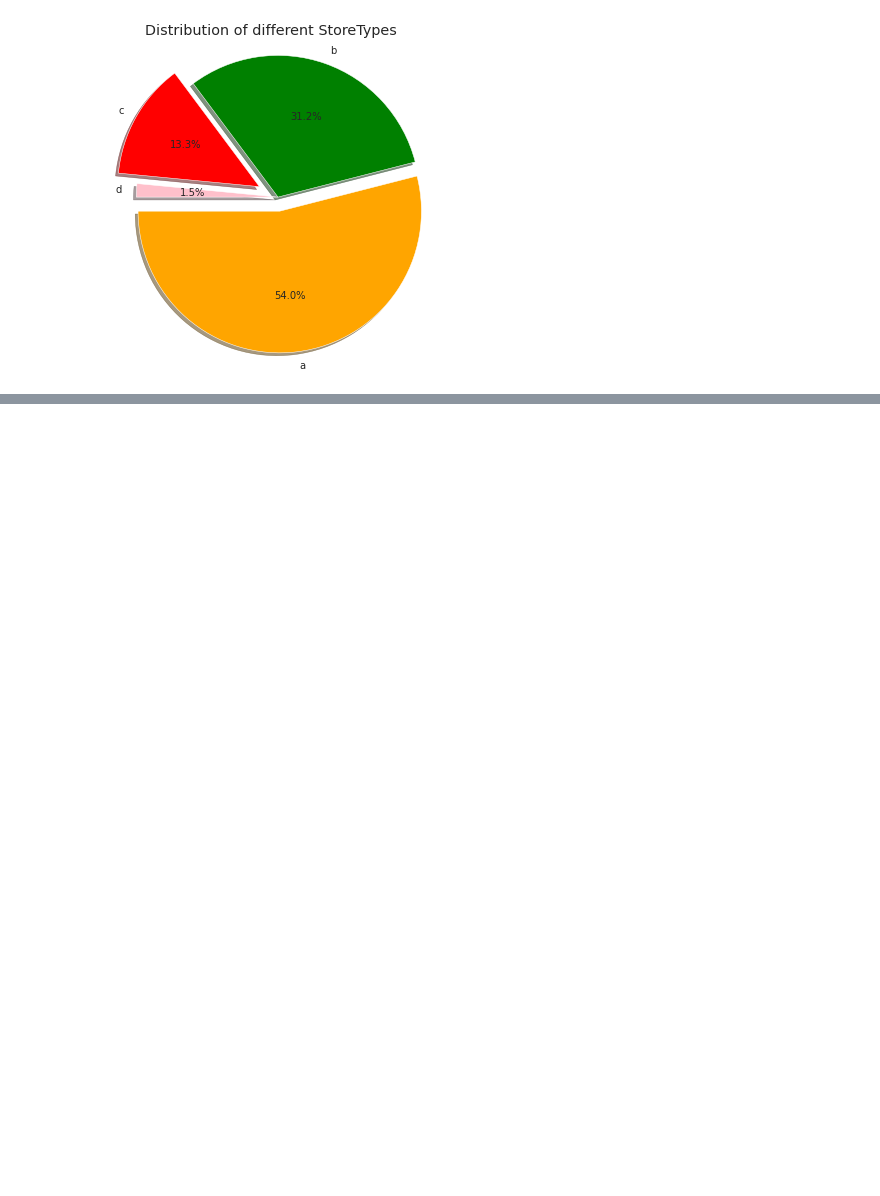
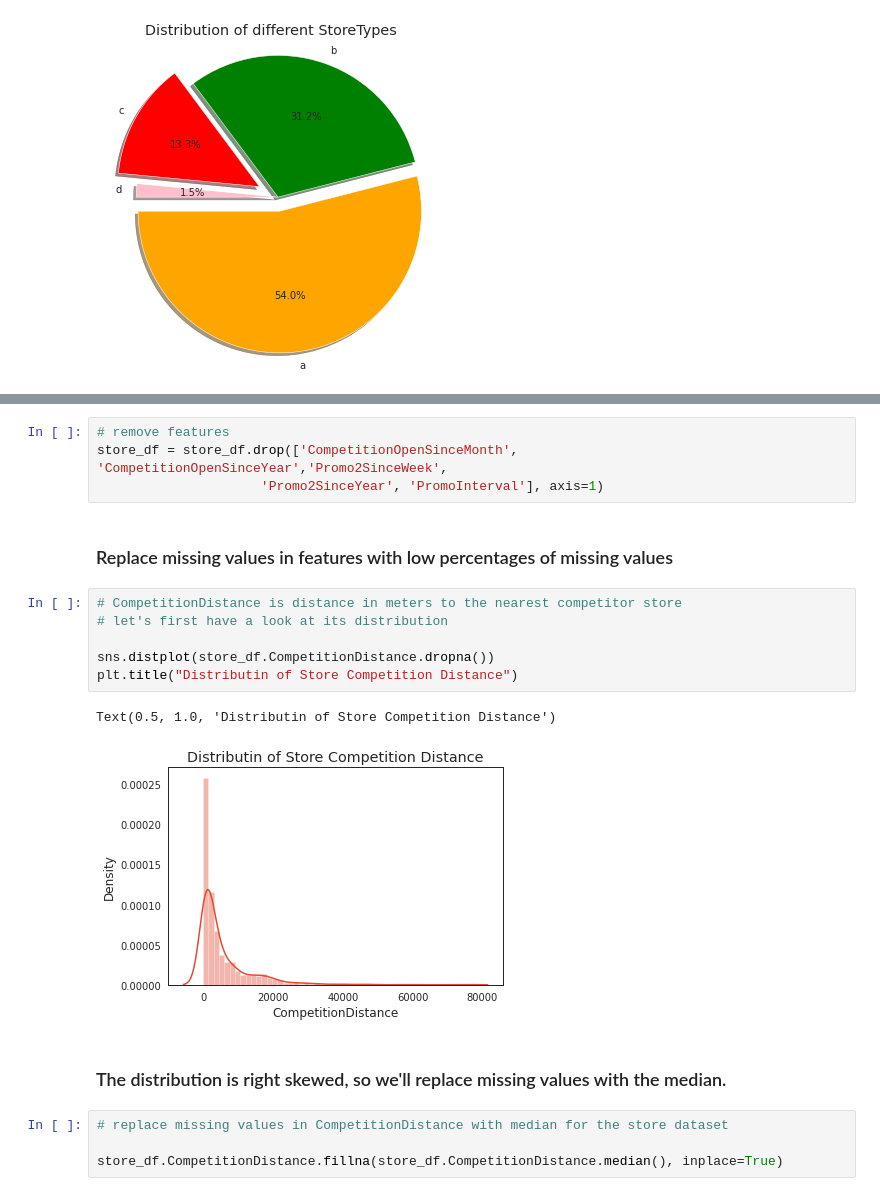
Before and after one commit to sagarrokad1/Retail-Sales-Prediction, a Jupyter notebook: Rossmann_Sales_Prediction_Capstone_Project.ipynb, the cells around one changed output, grey strips where cells are left out. Saved outputs shown, nothing was run; the diff lists cells and outputs as text; blank space fills up the shorter version.

```diff
--- a/Rossmann_Sales_Prediction_Capstone_Project.ipynb
+++ b/Rossmann_Sales_Prediction_Capstone_Project.ipynb
@@ -341,0 +331,21 @@ plt.show()
+# %%
+# remove features
+store_df = store_df.drop(['CompetitionOpenSinceMonth', 'CompetitionOpenSinceYear','Promo2SinceWeek',
+                     'Promo2SinceYear', 'PromoInterval'], axis=1)
+# %% [markdown]
+### Replace missing values in features with low percentages of missing values
+# %%
+# CompetitionDistance is distance in meters to the nearest competitor store
+# let's first have a look at its distribution
+
+sns.distplot(store_df.CompetitionDistance.dropna())
+plt.title("Distributin of Store Competition Distance")
+# %% [output]
+Text(0.5, 1.0, 'Distributin of Store Competition Distance')
+[figure, added]
+# %% [markdown]
+### The distribution is right skewed, so we'll replace missing values with the median.
+# %%
+# replace missing values in CompetitionDistance with median for the store dataset
+
+store_df.CompetitionDistance.fillna(store_df.CompetitionDistance.median(), inplace=True)
```
Also changed, not shown: parts of 39 cells of this notebook.
